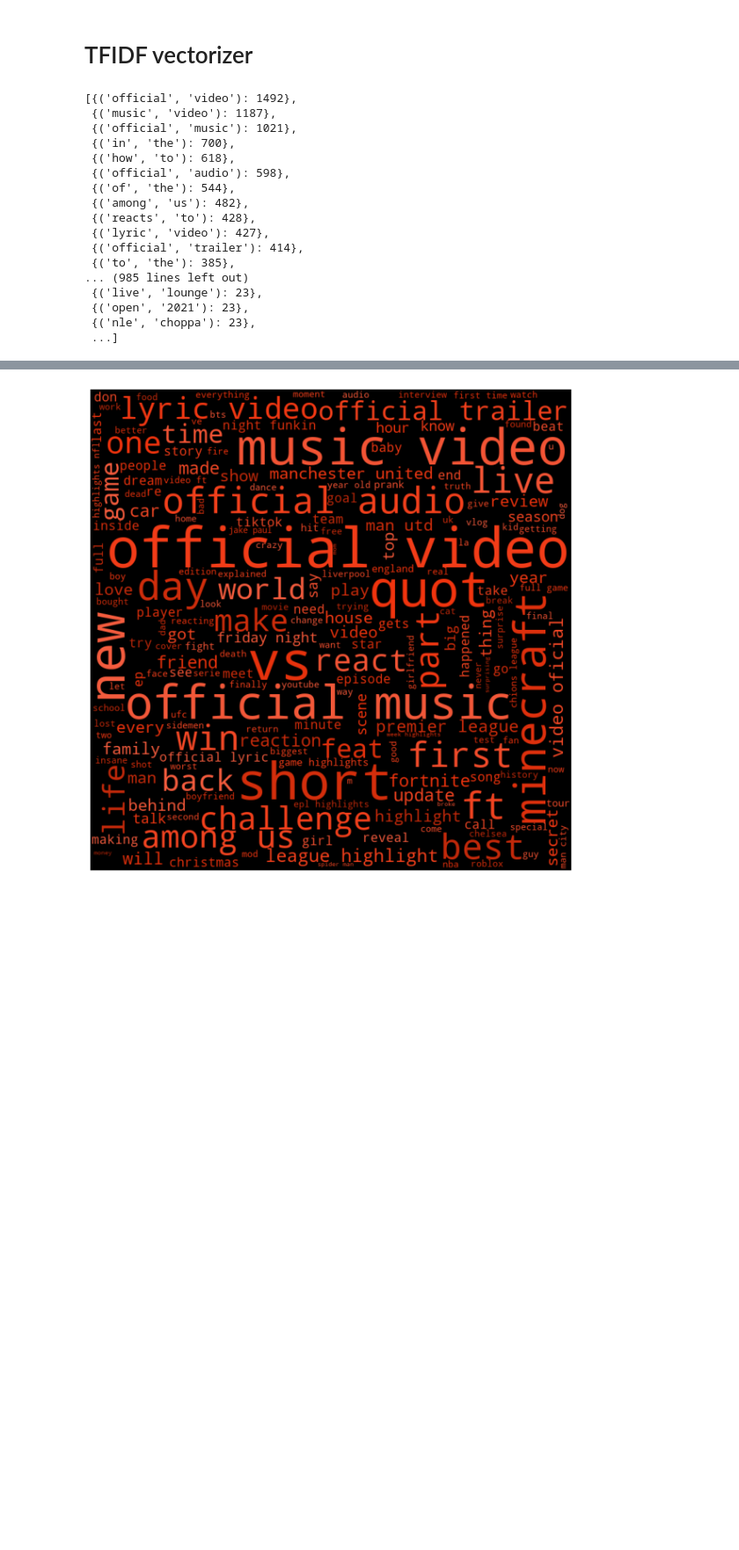
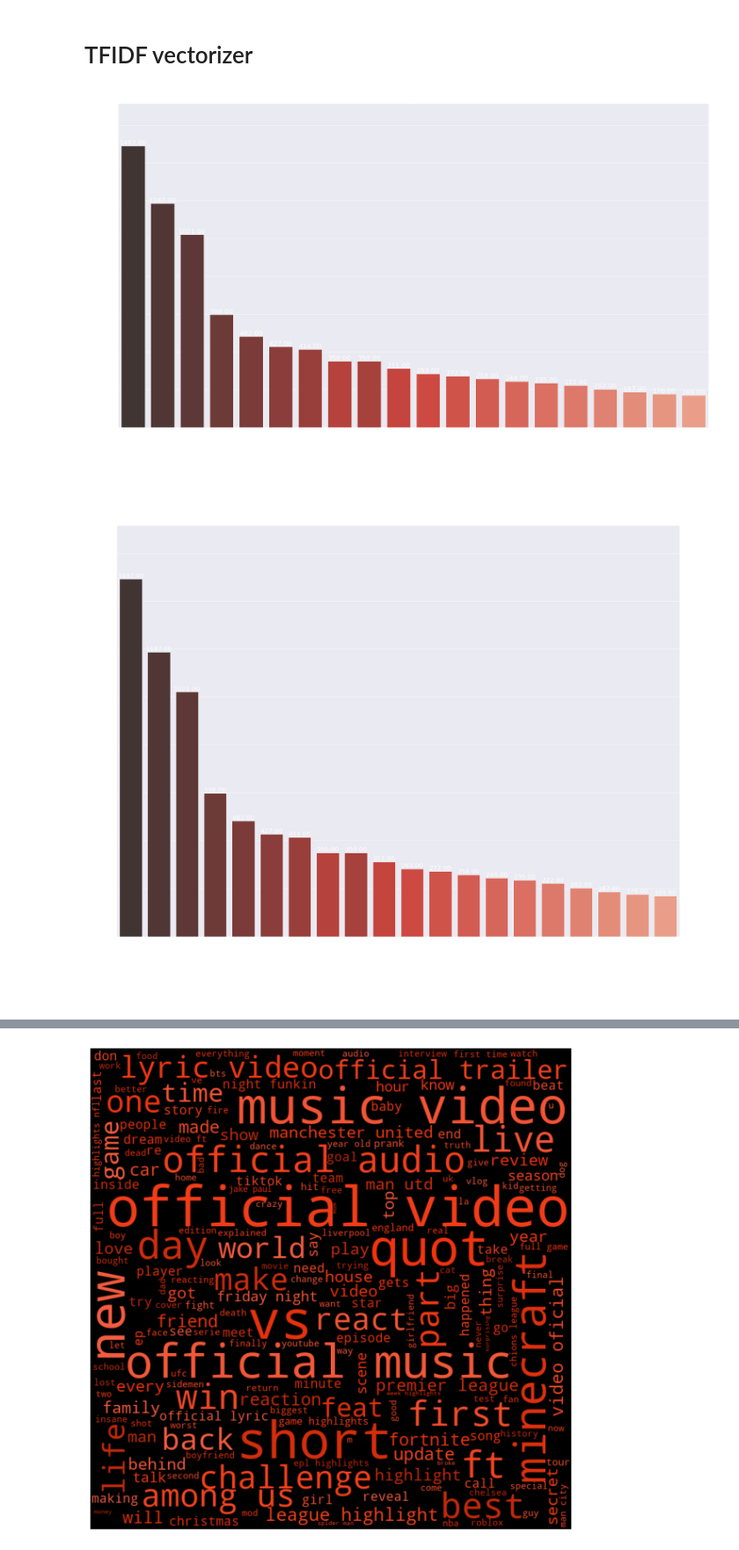
Before and after one commit to MichalKarbownik/Thumbait, a Jupyter notebook: thumbait/train_models_2.ipynb, the cells around one changed output, grey strips where cells are left out. Shown at 88% size. Cells and saved outputs as stored; diff of their text form; code cells hidden in the pictures; blank space fills up the shorter version.

Commit message:
Added bigrams analysis

```diff
--- a/thumbait/train_models_2.ipynb
+++ b/thumbait/train_models_2.ipynb
@@ -132,26 +134,42 @@ df_view_std
 # %%
 with open("data/vectorizer.pckl", "rb") as file:
     vectorizer = pickle.load(file)
-# %%
-grams_2 = nltk.ngrams(" ".join(df_train["title"]).split(), 2)
-freq_2 = nltk.FreqDist(grams_2)
-data = [{gram: freq} for (gram, freq) in freq_2.items()]
-data.sort(key=lambda x: -list(x.values())[0])
-# %% [output]
-[{('official', 'video'): 1492},
- {('music', 'video'): 1187},
- {('official', 'music'): 1021},
- {('in', 'the'): 700},
- {('how', 'to'): 618},
- {('official', 'audio'): 598},
- {('of', 'the'): 544},
- {('among', 'us'): 482},
- {('reacts', 'to'): 428},
- {('lyric', 'video'): 427},
- {('official', 'trailer'): 414},
- {('to', 'the'): 385},
-... (985 lines left out)
- {('live', 'lounge'): 23},
- {('open', '2021'): 23},
- {('nle', 'choppa'): 23},
- ...]
+# %%
+
+en_stop = stopwords.words("english")
+tokens = (" ".join(df_train["title"])).split()
+words = [word for word in tokens if word not in en_stop]
+
+grams_2 = nltk.ngrams(words, 2)
+freq_2 = nltk.FreqDist(grams_2)
+data = [{" ".join(gram): freq} for (gram, freq) in freq_2.items()]
+data.sort(key=lambda x: -list(x.values())[0])
+
+keys = np.array([list(item.keys())[0] for item in data])[:20]
+values = np.array([list(item.values())[0] for item in data])[:20]
+
+order = np.argsort(values)[::-1]
+
+for i in [18, 24, 32]:
+    sns.set_theme()
+
+    COLOR = 'white'
+    mpl.rcParams['text.color'] = COLOR
+    mpl.rcParams['axes.labelcolor'] = COLOR
+    mpl.rcParams['xtick.color'] = COLOR
+    mpl.rcParams['ytick.color'] = COLOR
+
+    pal_red = sns.color_palette("Reds_d", len(keys))
+    fig = plt.figure(figsize=(32, i))
+    graph = sns.barplot(x = keys, y = values, palette= np.array(pal_red[::-1])[order])
+    graph.set_title("Most popular bigrams in dataset", fontsize=35)
+    ax = plt.gca()
+    plt.ylim(0, max(values) + 0.15*max(values))
+    ax.bar_label(ax.containers[0], labels =["{:.2f}".format(val) for val in values], fontsize=20)
+    ax.tick_params(axis='y', which='major', labelsize=30)
+    graph.set_xticklabels(graph.get_xticklabels(), rotation=45, horizontalalignment='right', fontsize=27)
+    plt.savefig(f"words_32_{i}.png", transparent=True)
+    plt.show()
+# %% [output]
+[figure, added]
+[figure, added]
```
Also changed, not shown: parts of 2 cells of this notebook, 1 other file.
